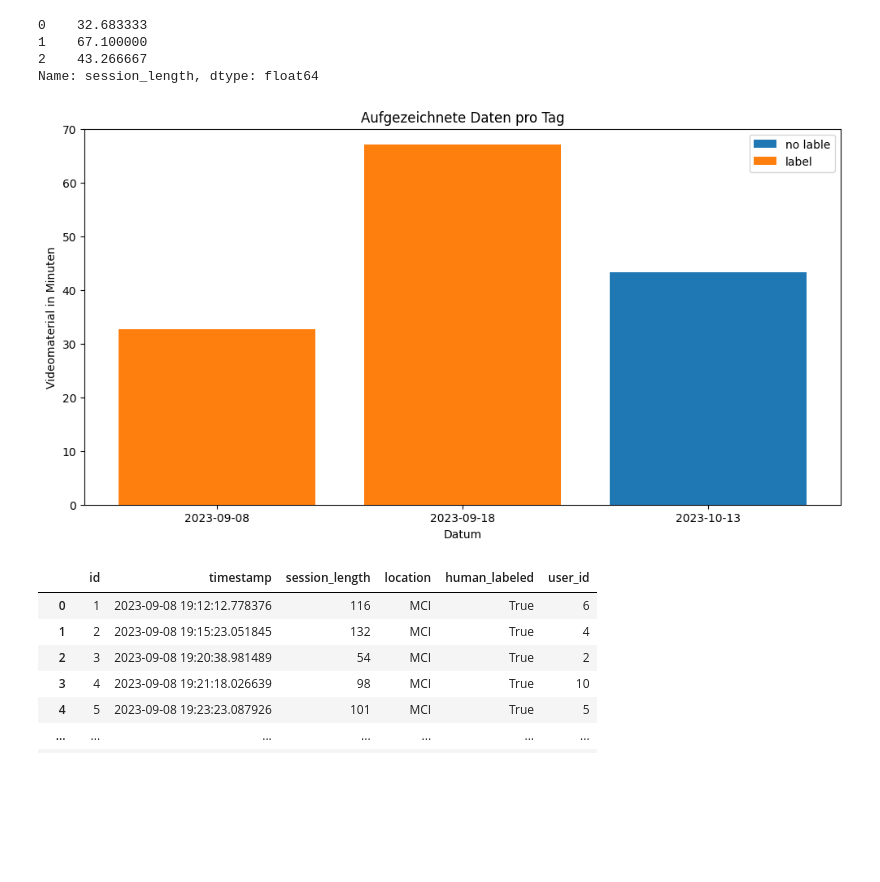
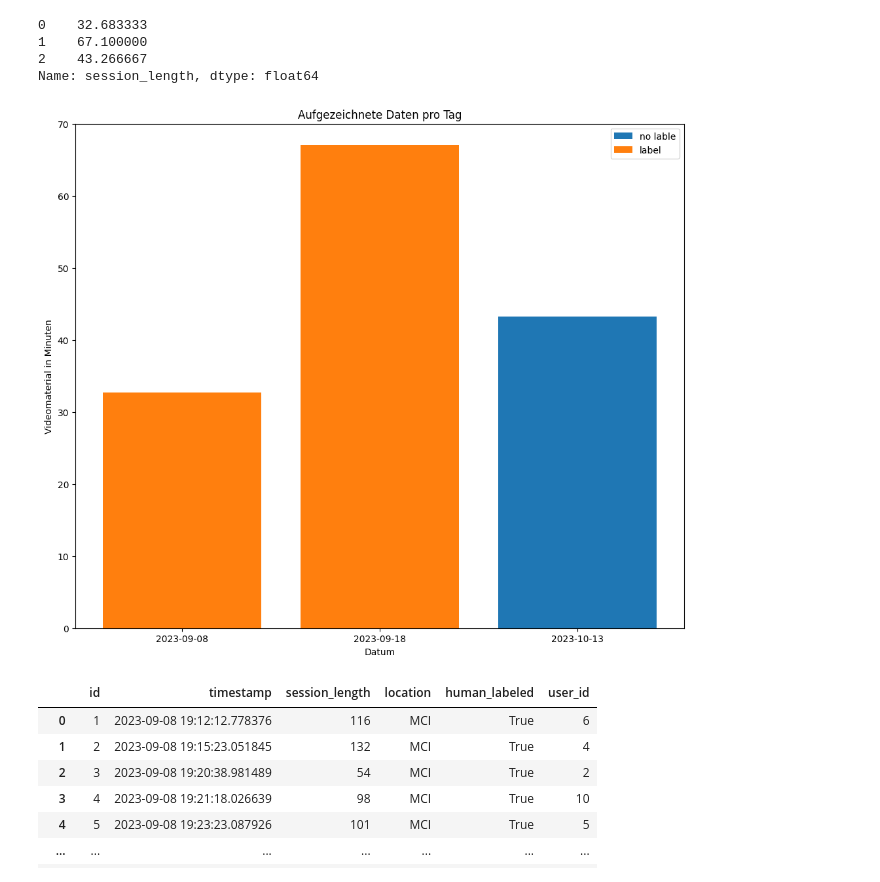
Before and after one commit to kaasimir/tensionterminator, a Jupyter notebook: notebooks/db_statistik/video_length.ipynb, the cells around one changed output. Drawn from its saved outputs; the diff is of its cells as text; code cells hidden in the pictures; blank space fills up the shorter version.

Commit message:
added more plots

```diff
--- a/notebooks/db_statistik/video_length.ipynb
+++ b/notebooks/db_statistik/video_length.ipynb
@@ -104,19 +104,19 @@ grouped_df['session_length']/60
 Name: session_length, dtype: float64
 # %%
 label = ['label', 'no lable']
-plt.figure(figsize=(12, 6))
+plt.figure(figsize=(12, 10))
 
 plt.bar(grouped_df['timestamp'].astype(str), grouped_df['session_length']/60, label='no lable')
 plt.bar(grouped_df['timestamp'].astype(str), grouped_df['labeled']/60, label='label')
 plt.xlabel('Datum')
 plt.ylabel('Videomaterial in Minuten')
 plt.title('Aufgezeichnete Daten pro Tag')
 plt.ylim(0,70)
 plt.legend()
 
 plt.show()
 # %% [output]
-[figure, old version]
+[figure, new version]
 # %%
 df
 # %% [output]
```
